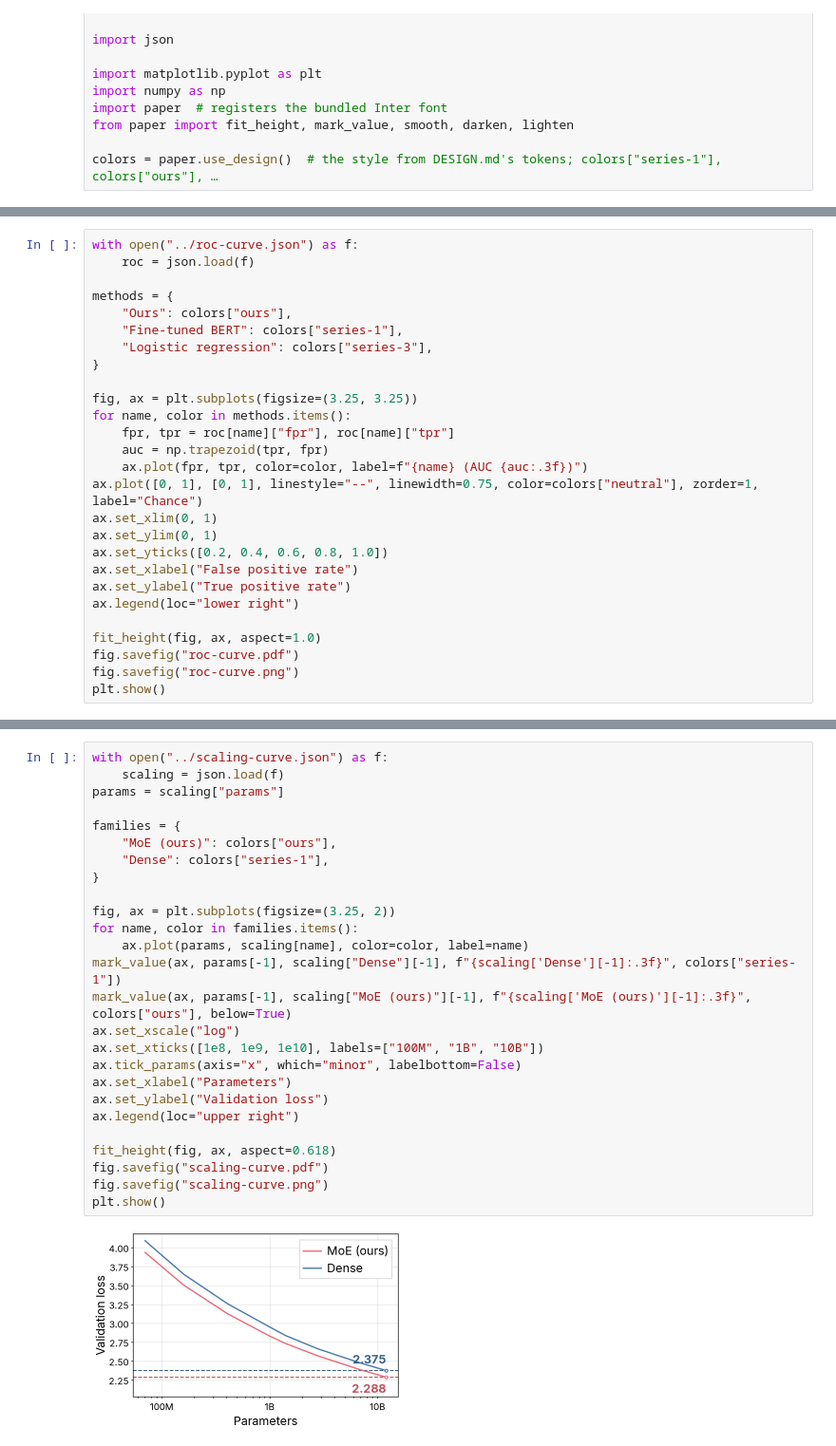
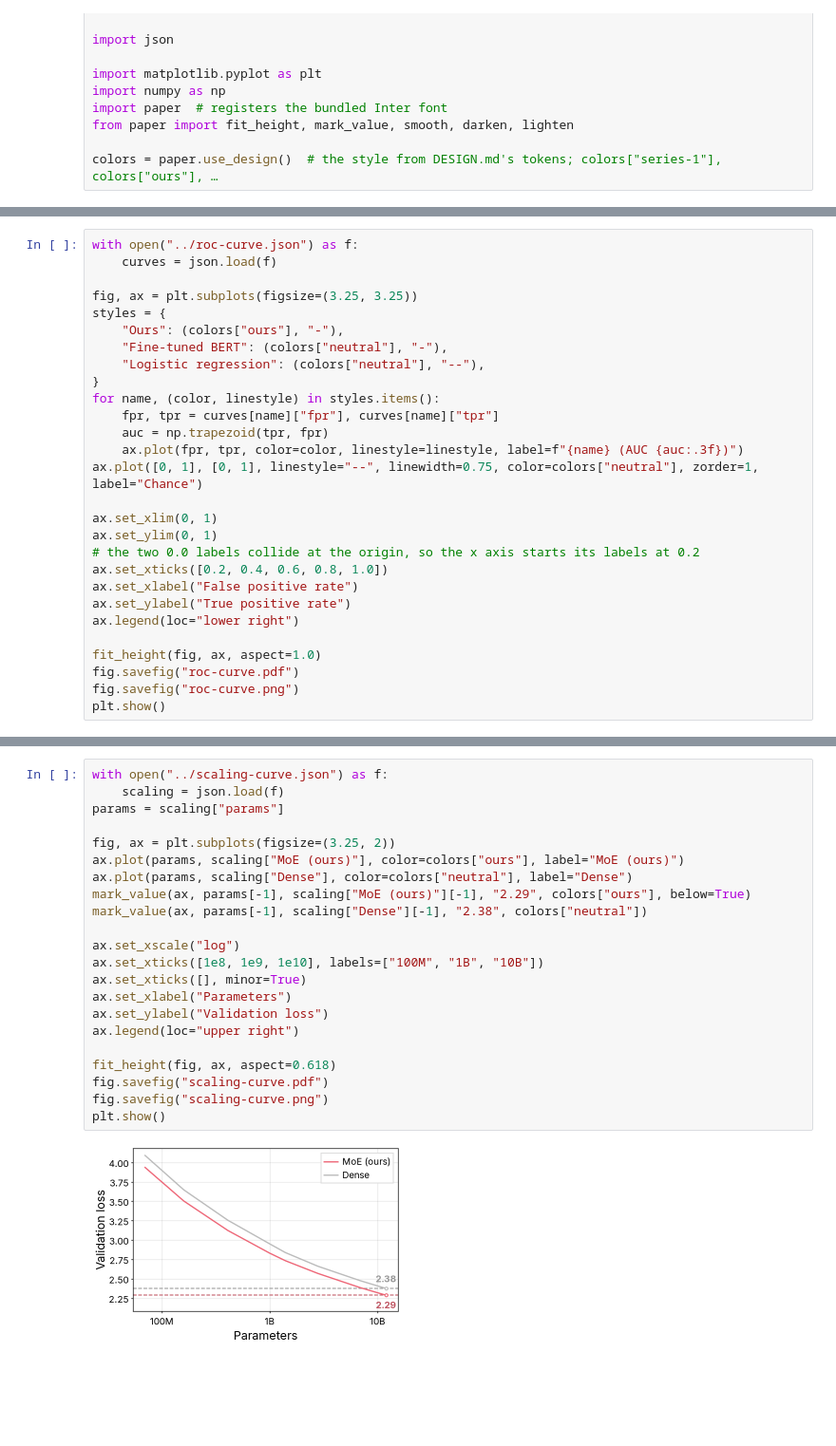
Before and after one commit to bigohofone/academic-figure-skill, a Jupyter notebook: examples/chart-types/line-chart.ipynb, the cells around one changed output, grey strips where cells are left out. Shown at 95% size. Saved outputs shown, nothing was run; the diff lists cells and outputs as text; blank space fills up the shorter version.

```diff
--- a/examples/chart-types/line-chart.ipynb
+++ b/examples/chart-types/line-chart.ipynb
@@ -18,22 +18,23 @@ colors = paper.use_design()  # the style from DESIGN.md's tokens; colors["series
 # %%
 with open("../roc-curve.json") as f:
-    roc = json.load(f)
-
-methods = {
-    "Ours": colors["ours"],
-    "Fine-tuned BERT": colors["series-1"],
-    "Logistic regression": colors["series-3"],
-}
+    curves = json.load(f)
 
 fig, ax = plt.subplots(figsize=(3.25, 3.25))
-for name, color in methods.items():
-    fpr, tpr = roc[name]["fpr"], roc[name]["tpr"]
+styles = {
+    "Ours": (colors["ours"], "-"),
+    "Fine-tuned BERT": (colors["neutral"], "-"),
+    "Logistic regression": (colors["neutral"], "--"),
+}
+for name, (color, linestyle) in styles.items():
+    fpr, tpr = curves[name]["fpr"], curves[name]["tpr"]
     auc = np.trapezoid(tpr, fpr)
-    ax.plot(fpr, tpr, color=color, label=f"{name} (AUC {auc:.3f})")
+    ax.plot(fpr, tpr, color=color, linestyle=linestyle, label=f"{name} (AUC {auc:.3f})")
 ax.plot([0, 1], [0, 1], linestyle="--", linewidth=0.75, color=colors["neutral"], zorder=1, label="Chance")
+
 ax.set_xlim(0, 1)
 ax.set_ylim(0, 1)
-ax.set_yticks([0.2, 0.4, 0.6, 0.8, 1.0])
+# the two 0.0 labels collide at the origin, so the x axis starts its labels at 0.2
+ax.set_xticks([0.2, 0.4, 0.6, 0.8, 1.0])
 ax.set_xlabel("False positive rate")
 ax.set_ylabel("True positive rate")
 ax.legend(loc="lower right")
@@ -51,28 +52,24 @@ plt.show()
 # %%
 with open("../scaling-curve.json") as f:
     scaling = json.load(f)
 params = scaling["params"]
 
-families = {
-    "MoE (ours)": colors["ours"],
-    "Dense": colors["series-1"],
-}
+fig, ax = plt.subplots(figsize=(3.25, 2))
+ax.plot(params, scaling["MoE (ours)"], color=colors["ours"], label="MoE (ours)")
+ax.plot(params, scaling["Dense"], color=colors["neutral"], label="Dense")
+mark_value(ax, params[-1], scaling["MoE (ours)"][-1], "2.29", colors["ours"], below=True)
+mark_value(ax, params[-1], scaling["Dense"][-1], "2.38", colors["neutral"])
 
-fig, ax = plt.subplots(figsize=(3.25, 2))
-for name, color in families.items():
-    ax.plot(params, scaling[name], color=color, label=name)
-mark_value(ax, params[-1], scaling["Dense"][-1], f"{scaling['Dense'][-1]:.3f}", colors["series-1"])
-mark_value(ax, params[-1], scaling["MoE (ours)"][-1], f"{scaling['MoE (ours)'][-1]:.3f}", colors["ours"], below=True)
 ax.set_xscale("log")
 ax.set_xticks([1e8, 1e9, 1e10], labels=["100M", "1B", "10B"])
-ax.tick_params(axis="x", which="minor", labelbottom=False)
+ax.set_xticks([], minor=True)
 ax.set_xlabel("Parameters")
 ax.set_ylabel("Validation loss")
 ax.legend(loc="upper right")
 
 fit_height(fig, ax, aspect=0.618)
 fig.savefig("scaling-curve.pdf")
 fig.savefig("scaling-curve.png")
 plt.show()
 # %% [output]
-[figure, old version]
+[figure, new version]
```
Also changed, not shown: parts of 3 cells of this notebook, 28 other files.
